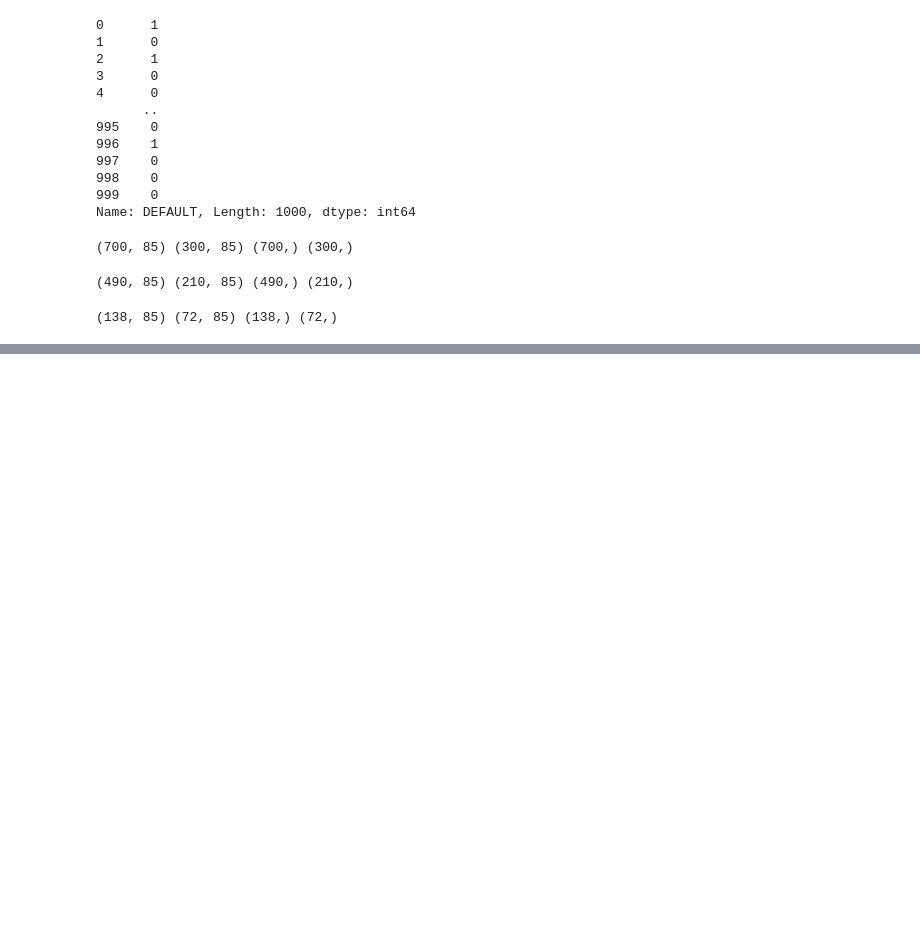
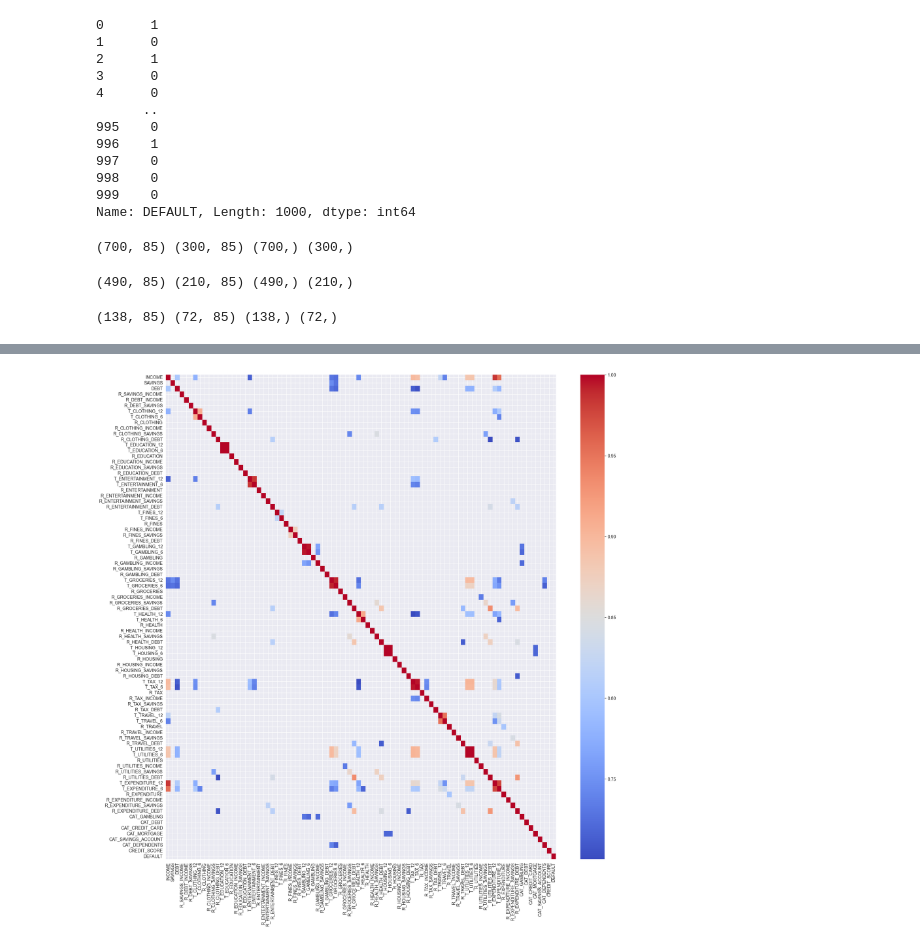
Before and after one commit to fantasy2fry/credit-score-classification-ml, a Jupyter notebook: EDA/final/final.ipynb, the cells around one changed output, grey strips where cells are left out. Cells and saved outputs as stored; diff of their text form; code cells hidden in the pictures; blank space fills up the shorter version.

```diff
--- a/EDA/final/final.ipynb
+++ b/EDA/final/final.ipynb
@@ -83,0 +260,8 @@ df_test.to_csv('../../data/for_modelling/credit_score_test.csv', index=False)
+# %%
+high_correlation_matrix= corr[corr>0.7]
+#plot
+plt.figure(figsize=(20, 20))
+sns.heatmap(high_correlation_matrix, annot=False, cmap='coolwarm', fmt=".2f")
+plt.show()
+# %% [output]
+[figure, added]
```
Also changed, not shown: parts of 24 cells of this notebook.
